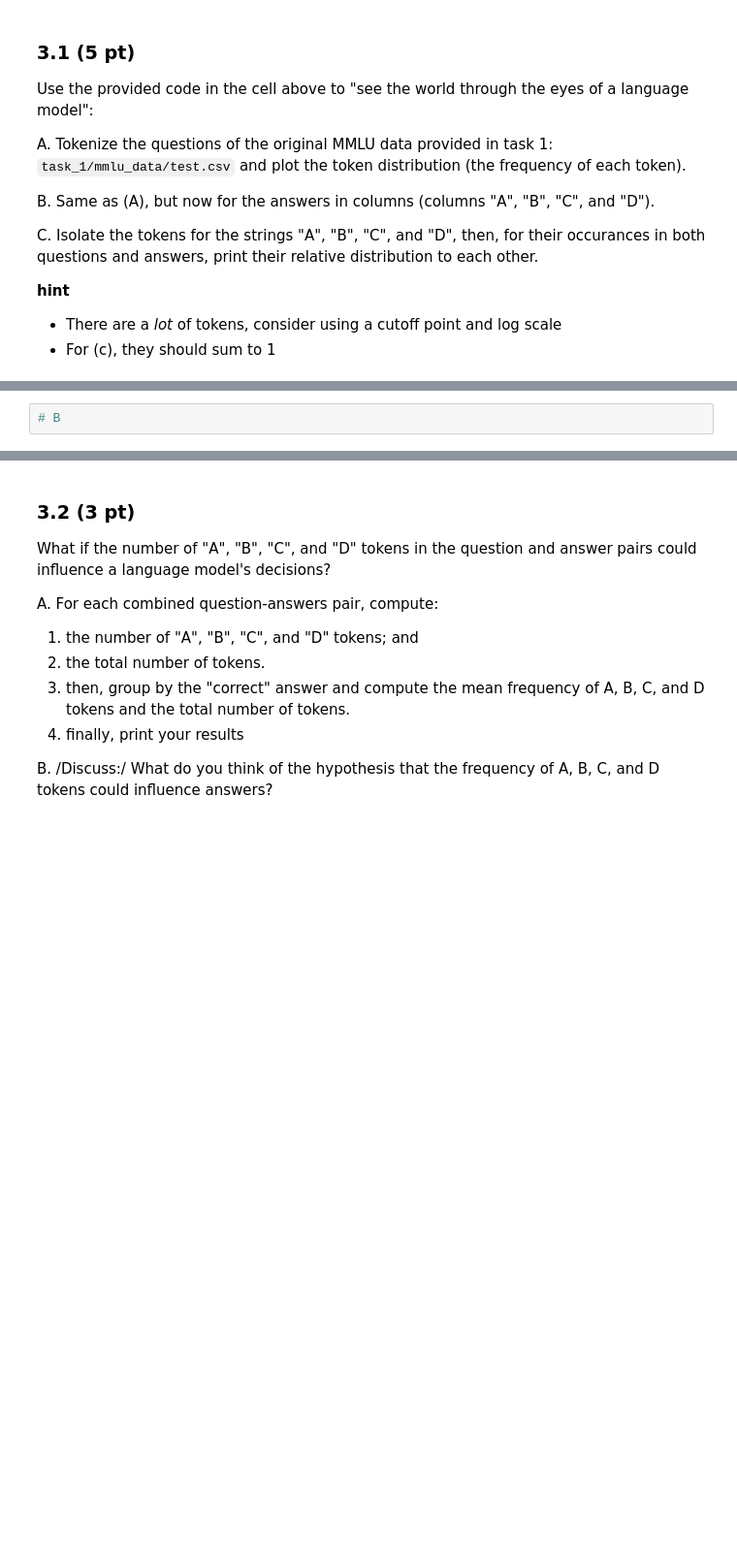
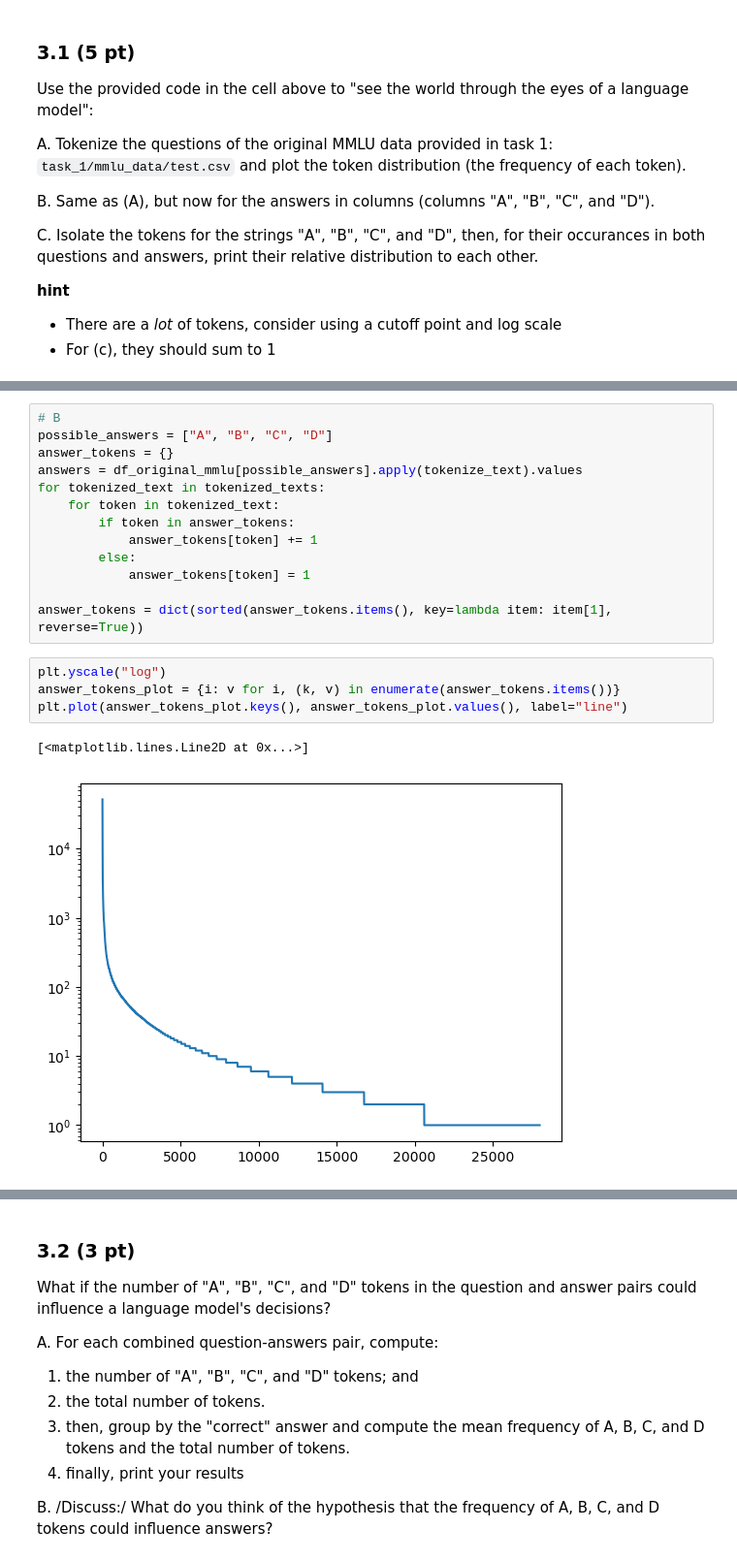
Before and after one commit to MauroPello/EPFL-ADA, a Jupyter notebook: Homework/01_PROJECT_NEUTRALITY/analysis.ipynb, the cells around one changed output, grey strips where cells are left out. Shown at 97% size. Saved outputs shown, nothing was run; the diff lists cells and outputs as text; blank space fills up the shorter version.

```diff
--- a/Homework/01_PROJECT_NEUTRALITY/analysis.ipynb
+++ b/Homework/01_PROJECT_NEUTRALITY/analysis.ipynb
@@ -566,4 +683,22 @@ C. Isolate the tokens for the strings "A", "B", "C", and "D", then, for their oc
 # %%
 # B
+possible_answers = ["A", "B", "C", "D"]
+answer_tokens = {}
+answers = df_original_mmlu[possible_answers].apply(tokenize_text).values
+for tokenized_text in tokenized_texts:
+    for token in tokenized_text:
+        if token in answer_tokens:
+            answer_tokens[token] += 1
+        else:
+            answer_tokens[token] = 1
+
+answer_tokens = dict(sorted(answer_tokens.items(), key=lambda item: item[1], reverse=True))
+# %%
+plt.yscale("log")
+answer_tokens_plot = {i: v for i, (k, v) in enumerate(answer_tokens.items())}
+plt.plot(answer_tokens_plot.keys(), answer_tokens_plot.values(), label="line")
+# %% [output]
+[<matplotlib.lines.Line2D at 0x...>]
+[figure, added]
 # %%
 # C
```
Also changed, not shown: parts of 16 cells of this notebook, 1 other file.
